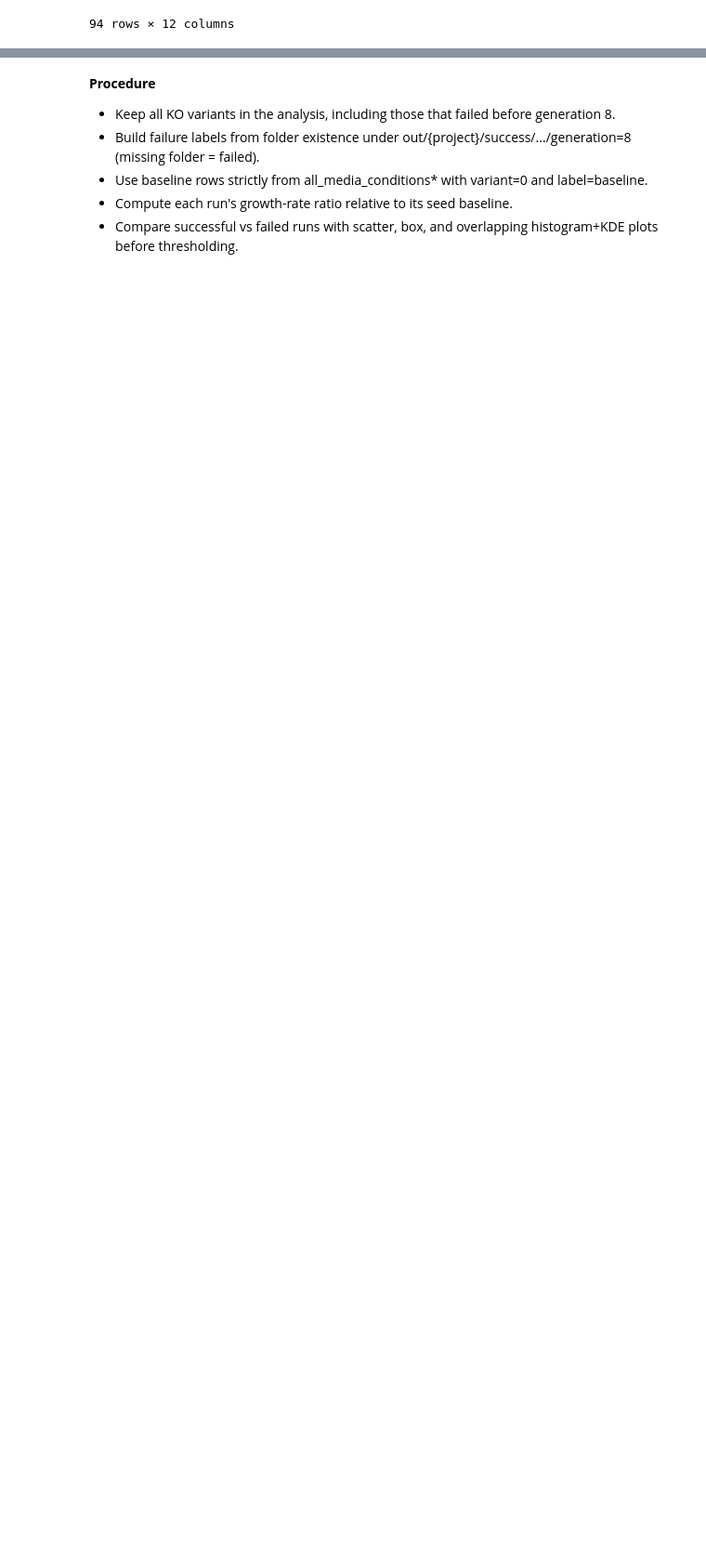
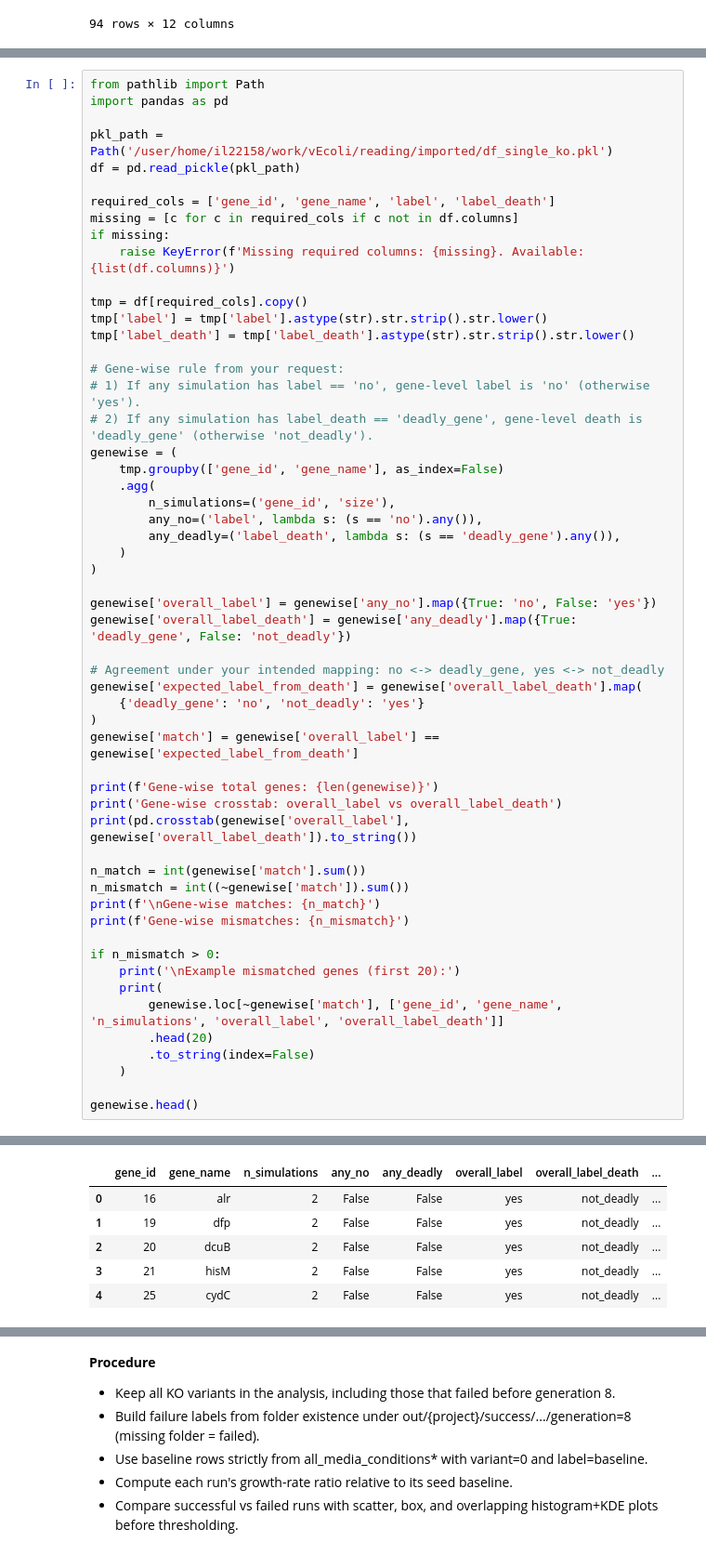
Before and after one commit to katha815/vEcoli-Local, a Jupyter notebook: surrogate/baseline_growth_rate.ipynb, the cells around one changed output, grey strips where cells are left out. Shown at 93% size. Drawn from its saved outputs; the diff is of its cells as text; blank space fills up the shorter version.

```diff
--- a/surrogate/baseline_growth_rate.ipynb
+++ b/surrogate/baseline_growth_rate.ipynb
@@ -481,0 +900,56 @@ plt.show()
+# %%
+from pathlib import Path
+import pandas as pd
+
+pkl_path = Path('/user/home/il22158/work/vEcoli/reading/imported/df_single_ko.pkl')
+df = pd.read_pickle(pkl_path)
+
+required_cols = ['gene_id', 'gene_name', 'label', 'label_death']
+missing = [c for c in required_cols if c not in df.columns]
+if missing:
+    raise KeyError(f'Missing required columns: {missing}. Available: {list(df.columns)}')
+
+tmp = df[required_cols].copy()
+tmp['label'] = tmp['label'].astype(str).str.strip().str.lower()
+tmp['label_death'] = tmp['label_death'].astype(str).str.strip().str.lower()
+
+# Gene-wise rule from your request:
+# 1) If any simulation has label == 'no', gene-level label is 'no' (otherwise 'yes').
+# 2) If any simulation has label_death == 'deadly_gene', gene-level death is 'deadly_gene' (otherwise 'not_deadly').
+genewise = (
+    tmp.groupby(['gene_id', 'gene_name'], as_index=False)
+    .agg(
+        n_simulations=('gene_id', 'size'),
+        any_no=('label', lambda s: (s == 'no').any()),
+        any_deadly=('label_death', lambda s: (s == 'deadly_gene').any()),
+    )
+)
+
+genewise['overall_label'] = genewise['any_no'].map({True: 'no', False: 'yes'})
+genewise['overall_label_death'] = genewise['any_deadly'].map({True: 'deadly_gene', False: 'not_deadly'})
+
+# Agreement under your intended mapping: no <-> deadly_gene, yes <-> not_deadly
+genewise['expected_label_from_death'] = genewise['overall_label_death'].map(
+    {'deadly_gene': 'no', 'not_deadly': 'yes'}
+)
+genewise['match'] = genewise['overall_label'] == genewise['expected_label_from_death']
+
+print(f'Gene-wise total genes: {len(genewise)}')
+print('Gene-wise crosstab: overall_label vs overall_label_death')
+print(pd.crosstab(genewise['overall_label'], genewise['overall_label_death']).to_string())
+
+n_match = int(genewise['match'].sum())
+n_mismatch = int((~genewise['match']).sum())
+print(f'\nGene-wise matches: {n_match}')
+print(f'Gene-wise mismatches: {n_mismatch}')
+
+if n_mismatch > 0:
+    print('\nExample mismatched genes (first 20):')
+    print(
+        genewise.loc[~genewise['match'], ['gene_id', 'gene_name', 'n_simulations', 'overall_label', 'overall_label_death']]
+        .head(20)
+        .to_string(index=False)
+    )
+
+genewise.head()
+# %% [output]
@@ -481,0 +973,6 @@ plt.show()
+|  | gene_id | gene_name | n_simulations | any_no | any_deadly | overall_label | overall_label_death | ... |
+| 0 | 16 | alr | 2 | False | False | yes | not_deadly | ... |
+| 1 | 19 | dfp | 2 | False | False | yes | not_deadly | ... |
+| 2 | 20 | dcuB | 2 | False | False | yes | not_deadly | ... |
+| 3 | 21 | hisM | 2 | False | False | yes | not_deadly | ... |
+| 4 | 25 | cydC | 2 | False | False | yes | not_deadly | ... |
```
Also changed, not shown: parts of 33 cells of this notebook, 27 other files.
